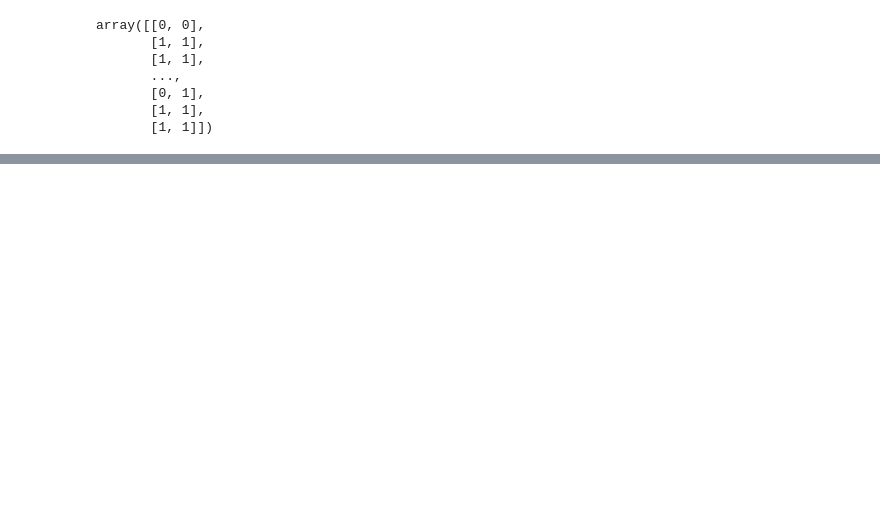
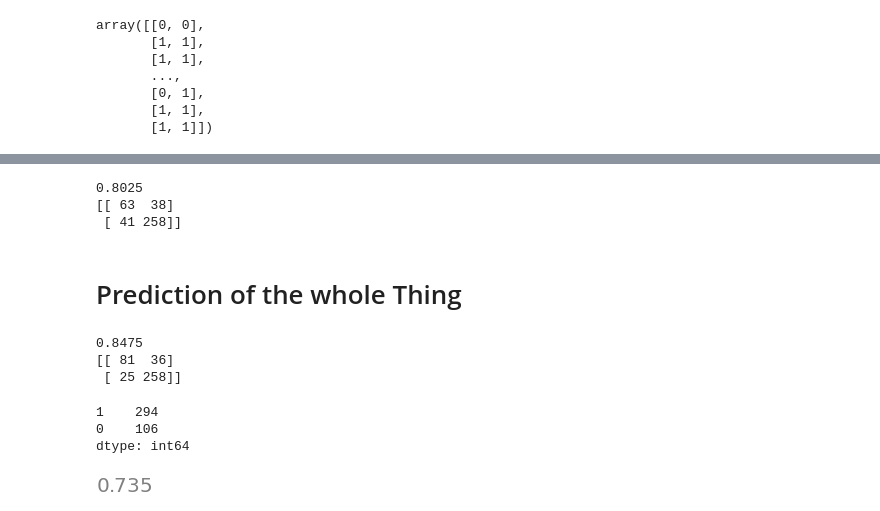
Before and after one commit to keerthybalan/CausalDS_LUCAS, a Jupyter notebook: LogRegData.ipynb, the cells around one changed output, grey strips where cells are left out. Drawn from its saved outputs; the diff is of its cells as text; code cells hidden in the pictures; blank space fills up the shorter version.

```diff
--- a/LogRegData.ipynb
+++ b/LogRegData.ipynb
@@ -286,0 +390,72 @@ log_regressor.score(train[['Coughing', 'Lung_Cancer']], train['Coughing'])
+# %%
+num_columns = ['Coughing', 'Lung_Cancer', 'Fatigue']
+
+x = train[num_columns]
+y = train['Car_Accident']
+x_train, x_test, y_train, y_test = train_test_split(x, y, test_size=0.2, random_state=0)
+
+lr = LogisticRegression(max_iter = 1000)
+
+ct = make_column_transformer(
+    (MinMaxScaler(), num_columns),
+    (StandardScaler(), num_columns),
+    remainder='passthrough'
+)
+
+x_train = ct.fit_transform(x_train)
+x_test = ct.transform(x_test)
+
+lr.fit(x_train, y_train)
+
+predictions = lr.predict(x_test)
+score = lr.score(x_test, y_test)
+print(score)
+
+cm = metrics.confusion_matrix(y_test, predictions)
+print(cm)
+# %% [output]
+0.8025
+[[ 63  38]
+ [ 41 258]]
+# %% [markdown]
+# Prediction of the whole Thing
+# %%
+num_columns = ['Smoking', 'Yellow_Fingers', 'Anxiety', 'Peer_Pressure', 'Genetics', 'Attention_Disorder','Born_an_Even_Day', 'Car_Accident', 'Fatigue', 'Allergy', 'Coughing']
+
+x = train[num_columns]
+y = train['Lung_Cancer']
+x_train, x_test, y_train, y_test = train_test_split(x, y, test_size=0.2, random_state=0)
+
+lr = LogisticRegression(max_iter = 1000)
+
+ct = make_column_transformer(
+    (MinMaxScaler(), num_columns),
+    (StandardScaler(), num_columns),
+    remainder='passthrough'
+)
+
+x_train = ct.fit_transform(x_train)
+x_test = ct.transform(x_test)
+
+lr.fit(x_train, y_train)
+
+predictions = lr.predict(x_test)
+score = lr.score(x_test, y_test)
+print(score)
+
+cm = metrics.confusion_matrix(y_test, predictions)
+print(cm)
+# %% [output]
+0.8475
+[[ 81  36]
+ [ 25 258]]
+# %%
+pd.DataFrame(predictions).value_counts()
+# %% [output]
+1    294
+0    106
+dtype: int64
+# %%
+294 / (294+106)
+# %% [output]
+[figure, added]
```
Also changed, not shown: parts of 38 cells of this notebook.
